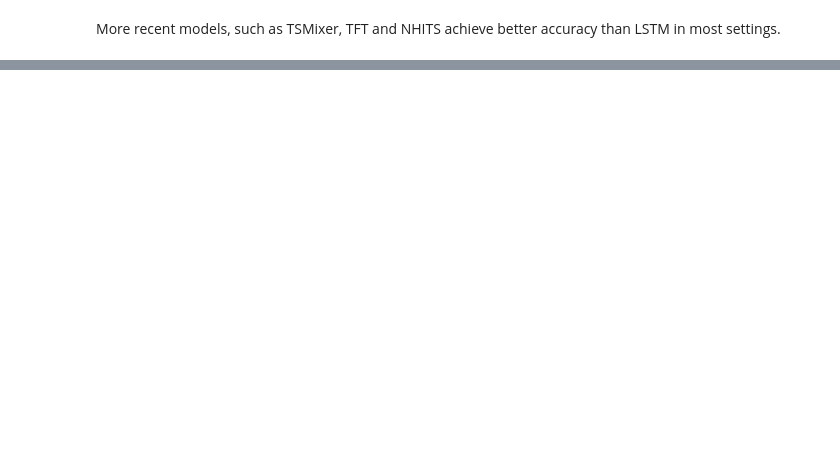
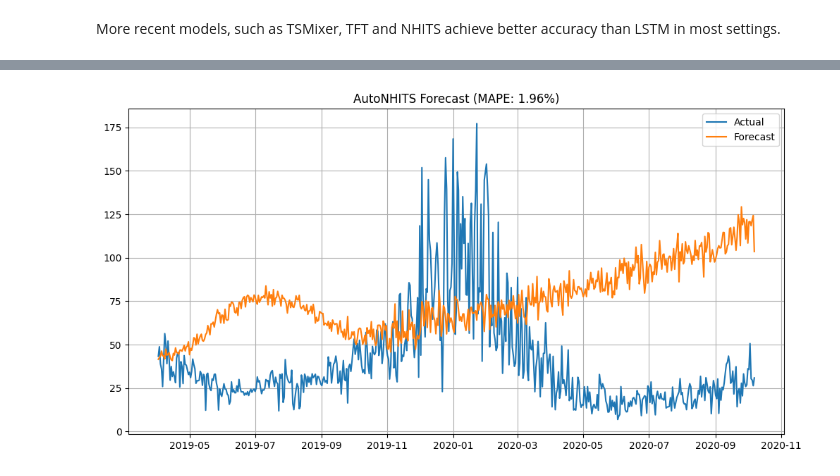
Before and after one commit to makataomu/pm25, a Jupyter notebook: code/3.4.1 - neural fcst auto.ipynb, the cells around one changed output, grey strips where cells are left out. Cells and saved outputs as stored; diff of their text form; code cells hidden in the pictures; blank space fills up the shorter version.

Commit message:
some neural experiments

```diff
--- a/code/3.4.1 - neural fcst auto.ipynb
+++ b/code/3.4.1 - neural fcst auto.ipynb
@@ -132,0 +300,4 @@ run_all_scenarios_parallel()
+# %%
+# Convert pandas DataFrame to neuralforecast-compatible dataset
+train_dataset = TimeSeriesDataset.from_df(train_df)
+test_dataset = TimeSeriesDataset.from_df(test_df)
@@ -132,0 +413,19 @@ run_all_scenarios_parallel()
+# %%
+from sklearn.metrics import mean_absolute_percentage_error
+import matplotlib.pyplot as plt
+
+# Merge forecast with actuals
+test_df_copy = test_df.copy()
+test_df_copy['forecast'] = forecast_df
+score = mean_absolute_percentage_error(test_df_copy['y'], test_df_copy['forecast'])
+
+# Plot
+plt.figure(figsize=(12, 6))
+plt.plot(test_df_copy['ds'], test_df_copy['y'], label="Actual")
+plt.plot(test_df_copy['ds'], test_df_copy['forecast'], label="Forecast")
+plt.title(f'AutoNHITS Forecast (MAPE: {score:.2f}%)')
+plt.legend()
+plt.grid(True)
+plt.show()
+# %% [output]
+[figure, added]
```
Also changed, not shown: parts of 13 cells of this notebook, 1 other file.
